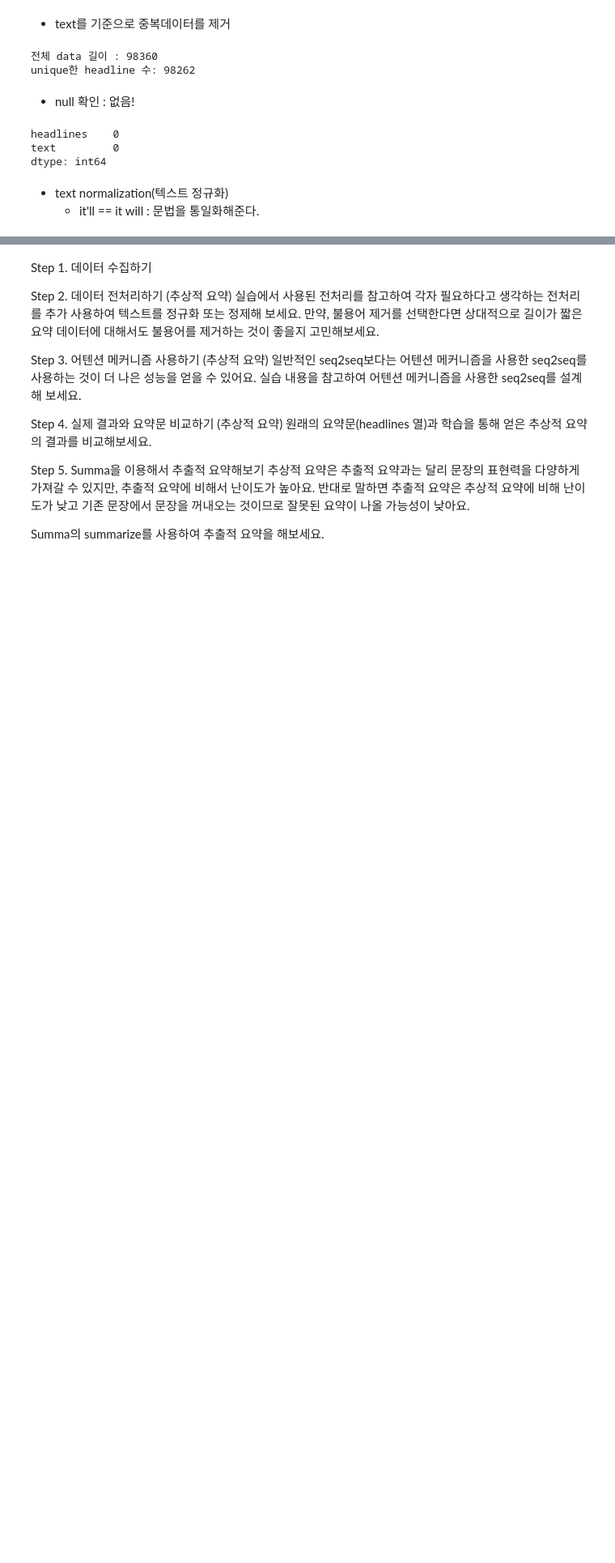
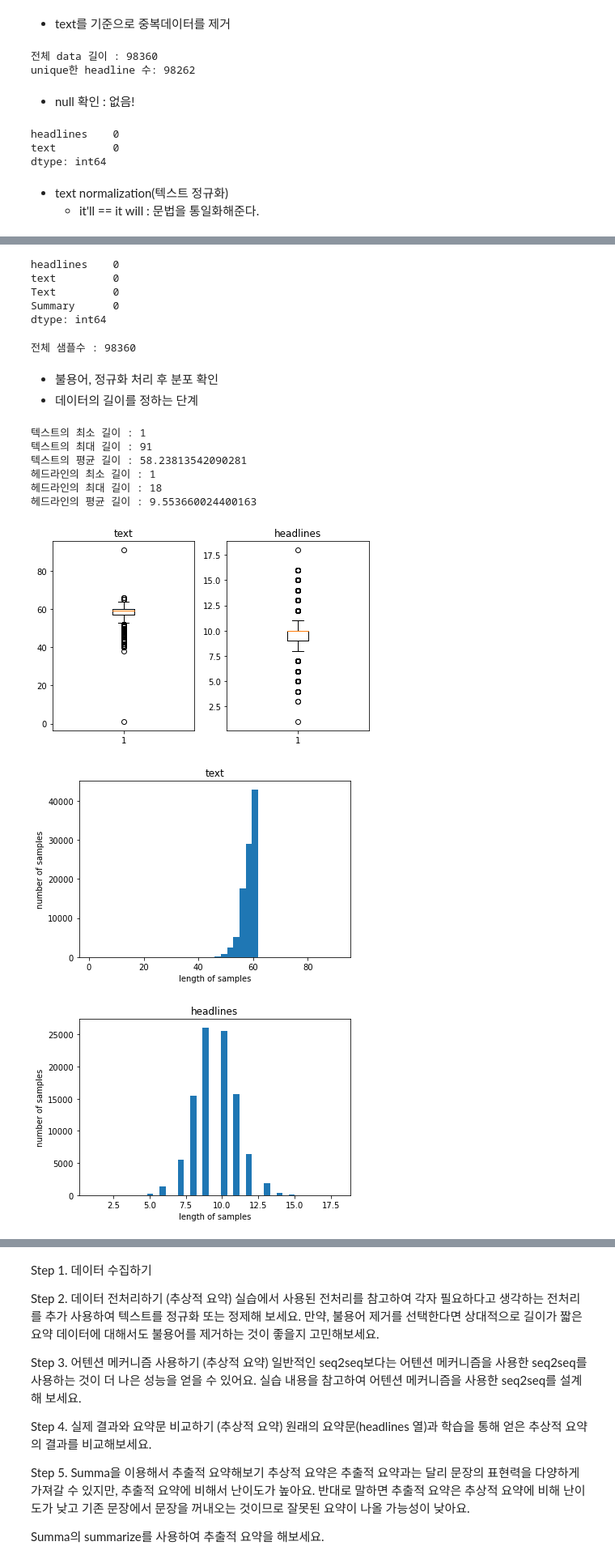
Before and after one commit to miinkang/AI_Project_AIFFEL, a Jupyter notebook: [E-11]news_summarization.ipynb, the cells around one changed output, grey strips where cells are left out. Shown: that part at 81% size. Drawn from its saved outputs; the diff is of its cells as text; code cells hidden in the pictures; blank space fills up the shorter version.

```diff
--- a/[E-11]news_summarization.ipynb
+++ b/[E-11]news_summarization.ipynb
@@ -86,0 +155,8 @@ dtype: int64
+# %%
+clean_summary = []
+
+# 전체 Summary 데이터에 대한 전처리 : 5분 이상 시간이 걸릴 수 있습니다.
+for s in data['headlines']:
+    clean_summary.append(preprocess_sentence(s, False))
+
+clean_summary[:5]
@@ -86,0 +169,65 @@ dtype: int64
+# %%
+data['Text'] = clean_text
+data['Summary'] = clean_summary
+
+# 빈 값을 Null 값으로 변환
+data.replace('', np.nan, inplace=True)
+# %%
+data.isnull().sum()
+# %% [output]
+headlines    0
+text         0
+Text         0
+Summary      0
+dtype: int64
+# %%
+data.dropna(axis=0, inplace=True)
+print('전체 샘플수 :',(len(data)))#데이터 전처리 함수
+# %% [output]
+전체 샘플수 : 98360
+# %% [markdown]
+- 불용어, 정규화 처리 후 분포 확인
+- 데이터의 길이를 정하는 단계
+# %%
+import matplotlib.pyplot as plt
+
+text_len = [len(s.split()) for s in data['text']]
+headline_len = [len(s.split()) for s in data['headlines']]
+
+print('텍스트의 최소 길이 : {}'.format(np.min(text_len)))
+print('텍스트의 최대 길이 : {}'.format(np.max(text_len)))
+print('텍스트의 평균 길이 : {}'.format(np.mean(text_len)))
+print('헤드라인의 최소 길이 : {}'.format(np.min(headline_len)))
+print('헤드라인의 최대 길이 : {}'.format(np.max(headline_len)))
+print('헤드라인의 평균 길이 : {}'.format(np.mean(headline_len)))
+
+plt.subplot(1, 2, 1)
+plt.boxplot(text_len)
+plt.title('text')
+plt.subplot(1, 2, 2)
+plt.boxplot(headline_len)
+plt.title('headlines')
+plt.tight_layout()
+plt.show()
+
+plt.title('text')
+plt.hist(text_len, bins = 40)
+plt.xlabel('length of samples')
+plt.ylabel('number of samples')
+plt.show()
+
+plt.title('headlines')
+plt.hist(headline_len, bins = 40)
+plt.xlabel('length of samples')
+plt.ylabel('number of samples')
+plt.show()
+# %% [output]
+텍스트의 최소 길이 : 1
+텍스트의 최대 길이 : 91
+텍스트의 평균 길이 : 58.23813542090281
+헤드라인의 최소 길이 : 1
+헤드라인의 최대 길이 : 18
+헤드라인의 평균 길이 : 9.553660024400163
+[figure, added]
+[figure, added]
+[figure, added]
```
Also changed, not shown: parts of 30 cells of this notebook.
